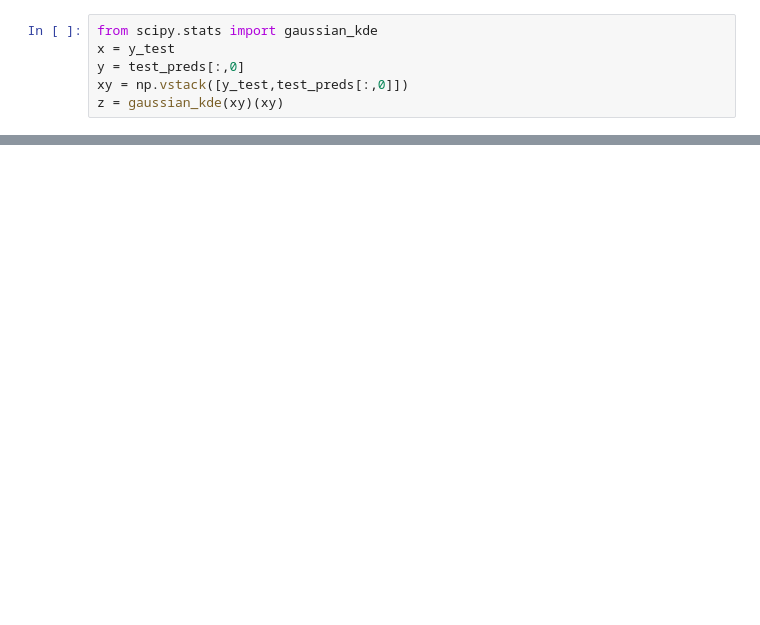
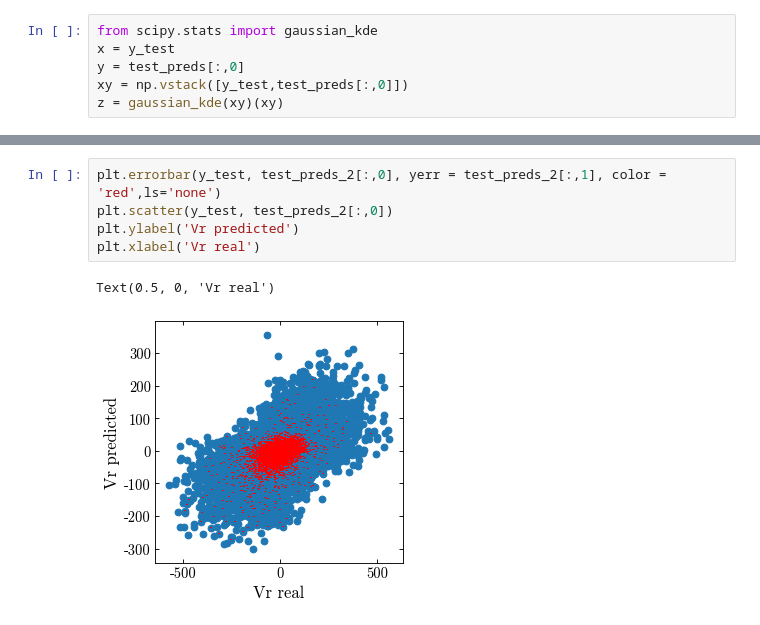
Before and after one commit to adropulic/datax_gaia, a Jupyter notebook: RVTrial2.ipynb, the cells around one changed output, grey strips where cells are left out. Drawn from its saved outputs; the diff is of its cells as text; blank space fills up the shorter version.

```diff
--- a/RVTrial2.ipynb
+++ b/RVTrial2.ipynb
@@ -392,0 +535,8 @@ fig.colorbar(cax)
+# %%
+plt.errorbar(y_test, test_preds_2[:,0], yerr = test_preds_2[:,1], color = 'red',ls='none')
+plt.scatter(y_test, test_preds_2[:,0])
+plt.ylabel('Vr predicted')
+plt.xlabel('Vr real')
+# %% [output]
+Text(0.5, 0, 'Vr real')
+[figure, added]
```
Also changed, not shown: parts of 17 cells of this notebook.
